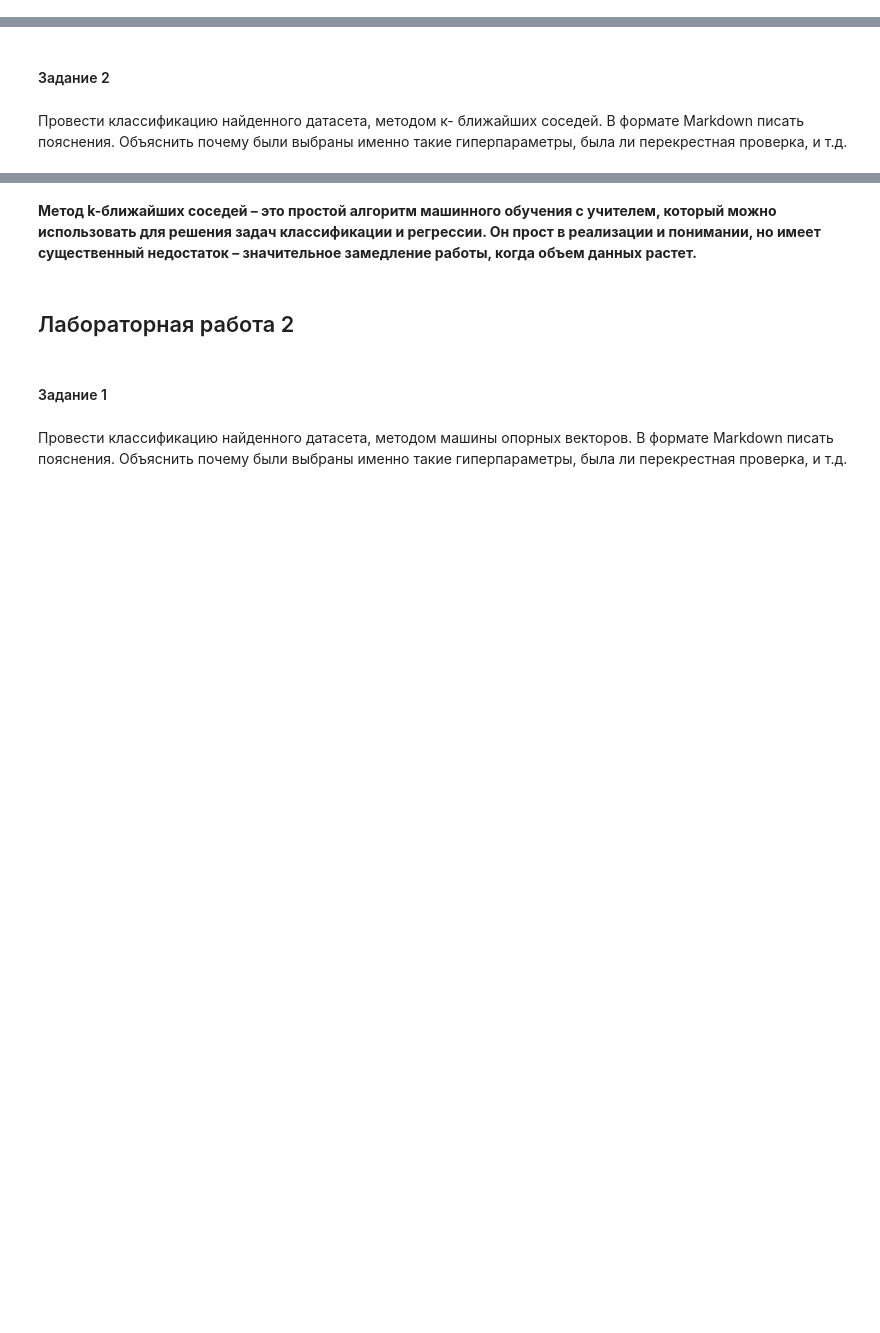
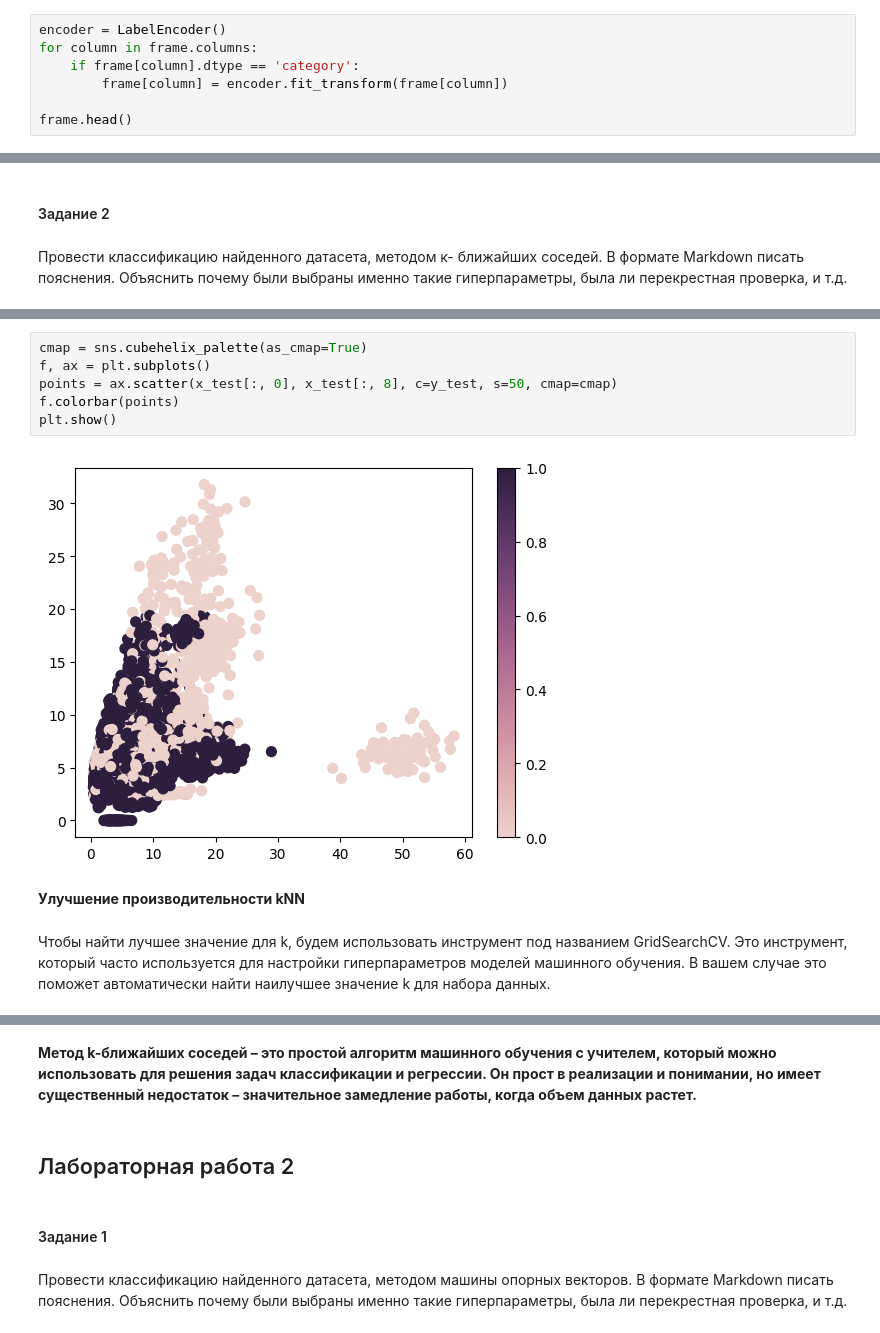
Before and after one commit to len6q/dynamic-languages-2, a Jupyter notebook: practice.ipynb, the cells around one changed output, grey strips where cells are left out. Drawn from its saved outputs; the diff is of its cells as text; blank space fills up the shorter version.

```diff
--- a/practice.ipynb
+++ b/practice.ipynb
@@ -37,0 +80,7 @@ frame
+# %%
+encoder = LabelEncoder()
+for column in frame.columns:
+    if frame[column].dtype == 'category':
+        frame[column] = encoder.fit_transform(frame[column])
+
+frame.head()
@@ -113,0 +142,12 @@ print_accuracy()
+# %%
+cmap = sns.cubehelix_palette(as_cmap=True)
+f, ax = plt.subplots()
+points = ax.scatter(x_test[:, 0], x_test[:, 8], c=y_test, s=50, cmap=cmap)
+f.colorbar(points)
+plt.show()
+# %% [output]
+[figure, added]
+# %% [markdown]
+**Улучшение производительности kNN**
+# %% [markdown]
+Чтобы найти лучшее значение для k, будем использовать инструмент под названием GridSearchCV. Это инструмент, который часто используется для настройки гиперпараметров моделей машинного обучения. В вашем случае это поможет автоматически найти наилучшее значение k для набора данных.
```
Also changed, not shown: parts of 35 cells of this notebook.
